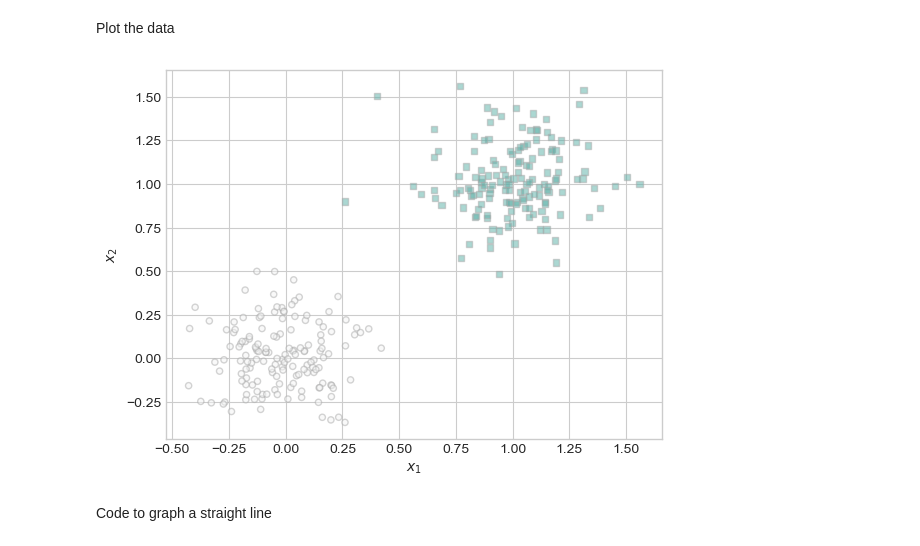
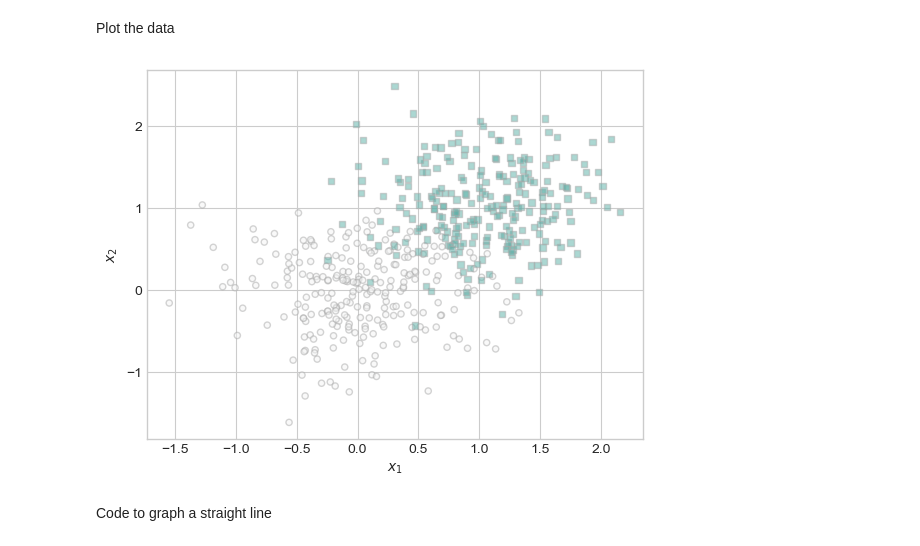
Before and after one commit to lfschweitzer/lfschweitzer.github.io, a Jupyter notebook: posts/post6/homework6.ipynb, the cells around one changed output. Cells and saved outputs as stored; diff of their text form; code cells hidden in the pictures.

```diff
--- a/posts/post6/homework6.ipynb
+++ b/posts/post6/homework6.ipynb
@@ -39,23 +39,22 @@ Plot the data
 # %%
 from matplotlib import pyplot as plt
 plt.style.use('seaborn-v0_8-whitegrid')
 
 def plot_classification_data(X, y, ax):
     targets = [0, 1]
     markers = ["o" , ","]
     for i in range(2):
         ix = y == targets[i]
         ax.scatter(X[ix,0], X[ix,1], s = 20,  c = y[ix], facecolors = "none", edgecolors = "darkgrey", cmap = "BrBG", vmin = -2, vmax = 2, alpha = 0.5, marker = markers[i])
     ax.set(xlabel = r"$x_1$", ylabel = r"$x_2$")
 
 
 fig, ax = plt.subplots(1, 1)
 
-# p_dims is 2
-X, y = classification_data(noise = 0.2)
+X, y = classification_data(n_points= 500, noise= 0.5, p_dims= 2)
 plot_classification_data(X, y, ax)
 # %% [output]
-[figure, old version]
+[figure, new version]
 # %% [markdown]
 Code to graph a straight line
 # %%
```
Also changed, not shown: parts of 11 cells of this notebook, 8 other files.
